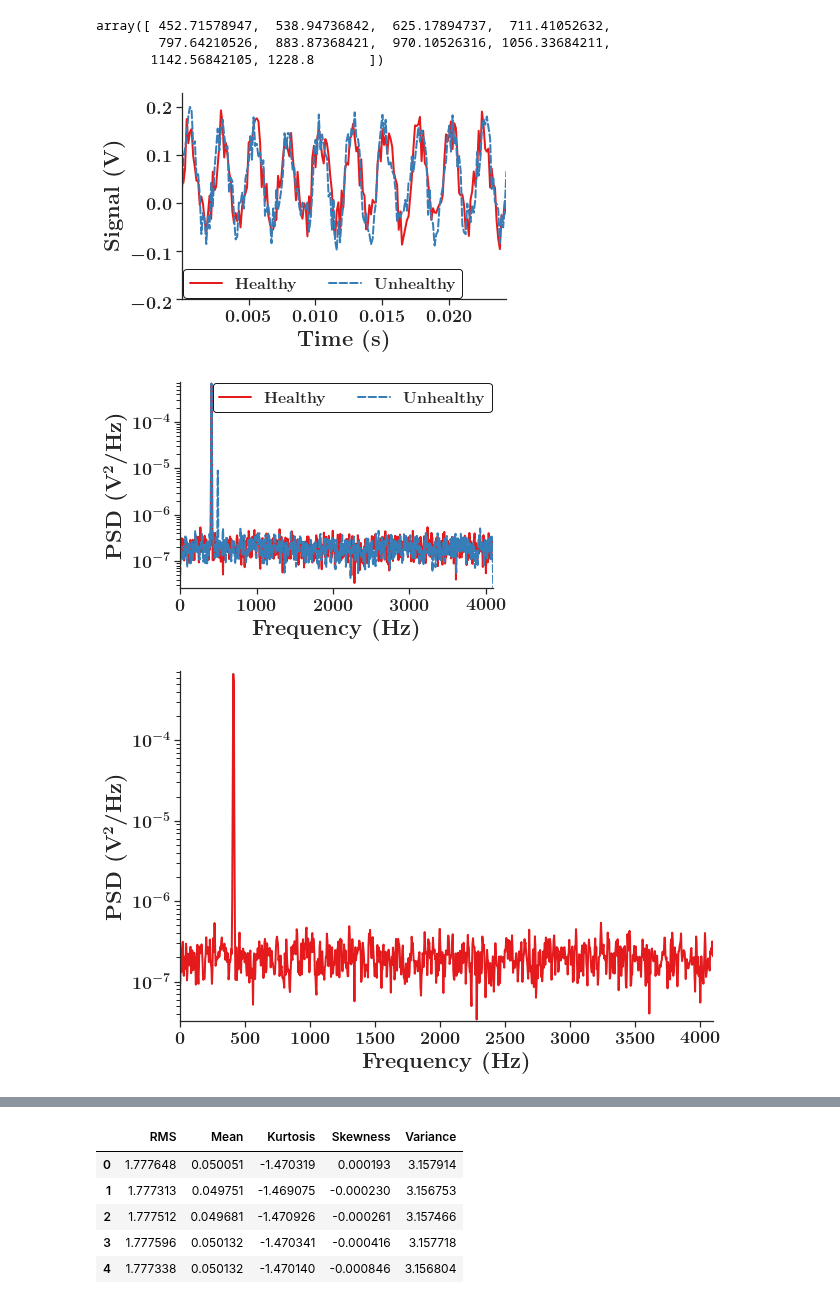
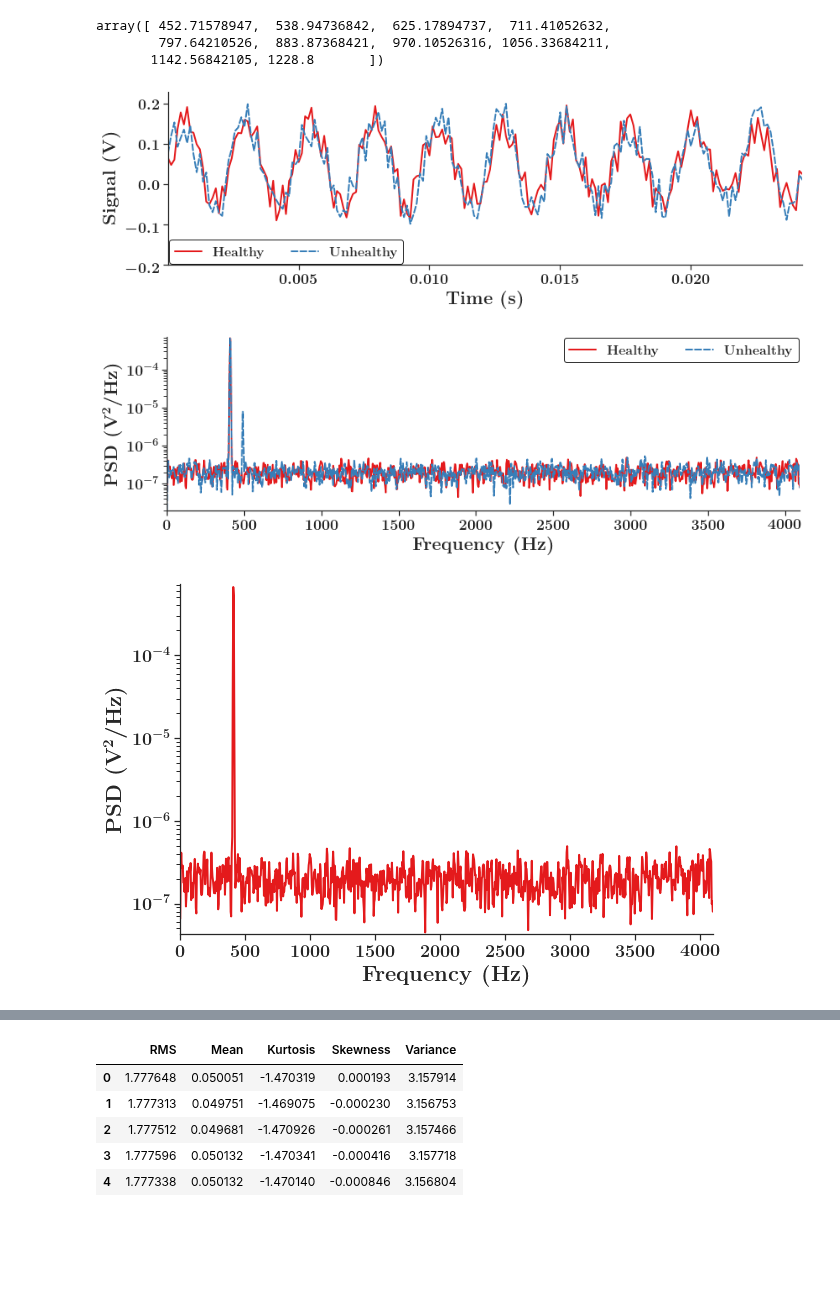
Before and after one commit to danielnewman09/Dissertation, a Jupyter notebook: Dissertation-Notebooks/Chapter-4/Create_Simulated_Data.ipynb, the cells around one changed output, grey strips where cells are left out. Saved outputs shown, nothing was run; the diff lists cells and outputs as text; code cells hidden in the pictures; blank space fills up the shorter version.

Commit message:
rms history plotting updates

```diff
--- a/Dissertation-Notebooks/Chapter-4/Create_Simulated_Data.ipynb
+++ b/Dissertation-Notebooks/Chapter-4/Create_Simulated_Data.ipynb
@@ -183,7 +183,7 @@ genplt.generate_plot(thisTime[:200], # X - coordinate on the plot
               transparent=False,
               showplot=True,
               save_plot=True,
-              template='publication',
+              template='wide',
               file_type='png'
              )
 
@@ -213,7 +213,7 @@ genplt.generate_plot(freqs, # X - coordinate on the plot
               transparent=False,
               showplot=True,
               save_plot=True,
-              template='publication',
+              template='wide',
               file_type='png'
              )
 
@@ -238,33 +238,33 @@ genplt.generate_plot(freqs, # X - coordinate on the plot
               showplot=True,
               save_plot=True,
               template='presentation',
               file_type='svg'
              )
 
 # combine the responses and labels to put on our 2D plot
 responses = np.vstack((lin_log_interp(healthyAmps)))
 labels = [r'']
 
 # Create a 2D plot
 genplt.generate_plot(freqs, # X - coordinate on the plot
               responses,# Y - coordinates on the plot
               labels,# Labels for the plot legend
               'Frequency (Hz)',# X - axis label
               r'Normalized Amplitude',   # Y - axis label
               filename='FFT_Norm_Example',   # Plot filename
               folder='figures',    # Specify the folder where the filename will be saved
               num_col=2,    # Specify the number of columns in the legend
               legend_loc='best', # Specify the location of the legend
               ymax=0.1,
               log_y=False,
               ymin=0.05,
               transparent=True,
               showplot=True,
               save_plot=True,
               template='presentation',
               file_type='svg'
              )
 # %% [output]
-[figure, old version]
+[figure, new version]
-[figure, old version]
+[figure, new version]
-[figure, old version]
+[figure, new version]
```
Also changed, not shown: parts of 1 cell of this notebook, 7 other files.
